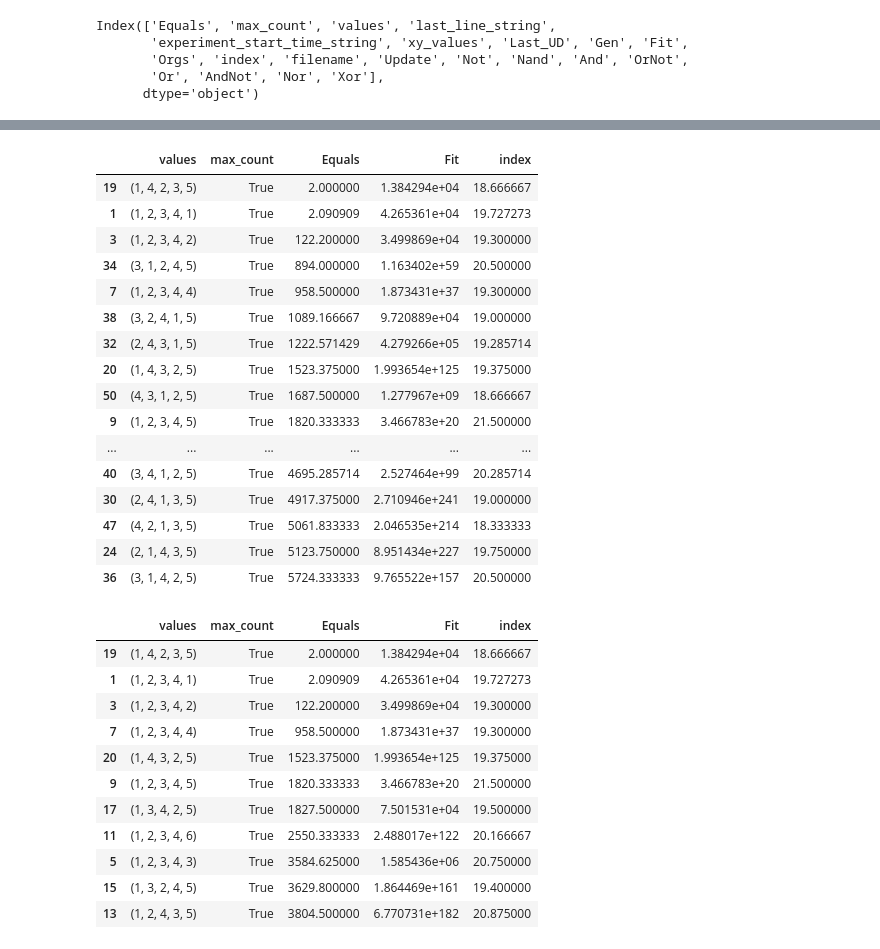
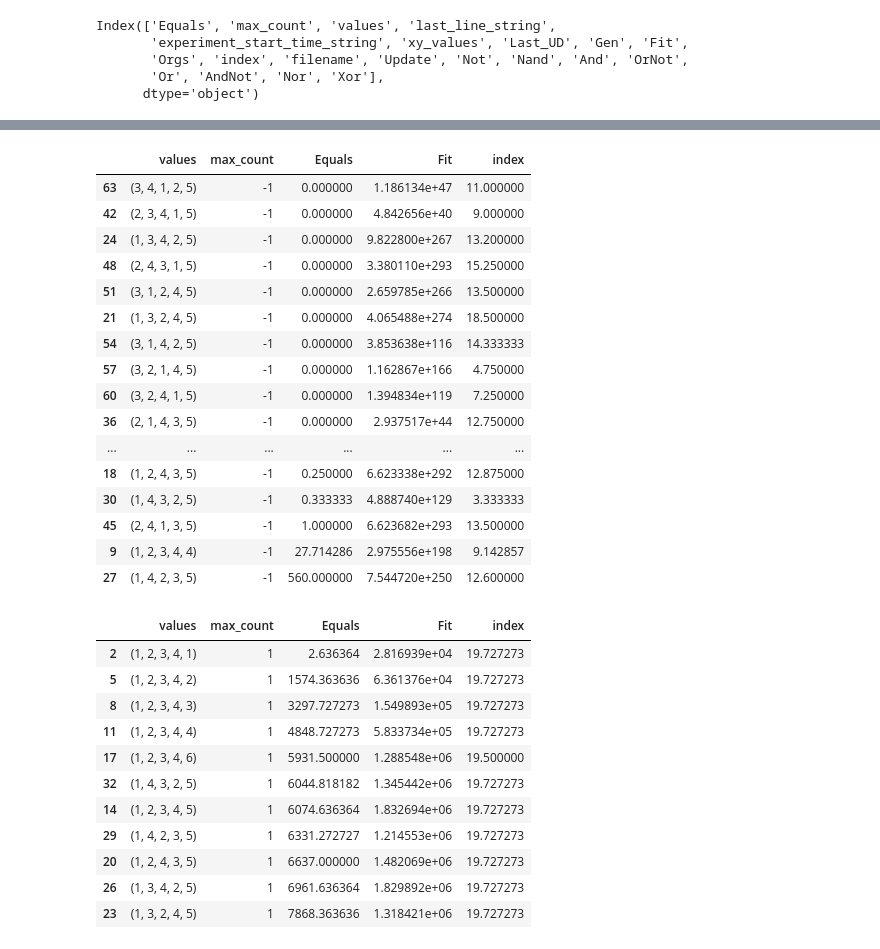
Before and after one commit to alzh9000/avida, a Jupyter notebook: cbuild_changed/work/results_plots_3.ipynb, the cells around one changed output, grey strips where cells are left out. Cells and saved outputs as stored; diff of their text form; code cells hidden in the pictures.

```diff
--- a/cbuild_changed/work/results_plots_3.ipynb
+++ b/cbuild_changed/work/results_plots_3.ipynb
@@ -85,13 +85,14 @@ for filename in os.listdir(dir_path):
                 raise Exception("No match found for pattern in file name: {}".format(filename))
             index = int(match.group(1))
             max_count = match.group(2)
-            if max_count == '-1':
-                max_count = False
-            elif max_count == '0':
-                max_count = True
+            if max_count == 'False':
+                max_count = -1
+            elif max_count == 'True':
+                max_count = 0
             else:
-                continue
-            # max_count = match.group(2) == 'True'
+                max_count = int(match.group(2))
+                # continue
+
             values = tuple(int(i) for i in match.group(3).strip('[]').split(', '))
             experiment_start_time_string = match.group(4) + "_" + match.group(5)
             xy_values = tuple(int(i) for i in match.group(6).strip('[]').split(', '))
@@ -141,7 +142,8 @@ for filename in os.listdir(dir_path):
                 # Append the data to the list
                 data_list.append(EQU_dict)
             else:
-                raise Exception("Last line does not start with UD: {}".format(filename))
+                print("Last line does not start with UD: {}".format(filename))
+                continue
 
 # Create the DataFrame from the data list
 df = pd.DataFrame(data_list)
@@ -167,14 +170,14 @@ import pandas as pd
 import pickle
 
 # Pickle the dataframe to a file
-with open('229r/results/all1_copy_fitness_and_counts_df.pickle', 'wb') as f:
+with open('229r/results/all1_rp3_fitness_and_counts_df.pickle', 'wb') as f:
     pickle.dump(df, f)
 # %%
 import pandas as pd
 import pickle
 
 # Load the pickled dataframe from the file
-with open('229r/results/all1_copy_fitness_and_counts_df.pickle', 'rb') as f:
+with open('229r/results/all1_rp3_fitness_and_counts_df.pickle', 'rb') as f:
     df = pickle.load(f)
 
 # Print the dataframe
@@ -418,38 +456,38 @@ gdf[gdf["max_count"] == False]
 # %%
-gdf[gdf["max_count"] == True]
+gdf[gdf["max_count"] == -1]
 # %% [output]
 |  | values | max_count | Equals | Fit | index |
-| 19 | (1, 4, 2, 3, 5) | True | 2.000000 | 1.384294e+04 | 18.666667 |
-| 1 | (1, 2, 3, 4, 1) | True | 2.090909 | 4.265361e+04 | 19.727273 |
-| 3 | (1, 2, 3, 4, 2) | True | 122.200000 | 3.499869e+04 | 19.300000 |
-| 34 | (3, 1, 2, 4, 5) | True | 894.000000 | 1.163402e+59 | 20.500000 |
-| 7 | (1, 2, 3, 4, 4) | True | 958.500000 | 1.873431e+37 | 19.300000 |
-| 38 | (3, 2, 4, 1, 5) | True | 1089.166667 | 9.720889e+04 | 19.000000 |
-| 32 | (2, 4, 3, 1, 5) | True | 1222.571429 | 4.279266e+05 | 19.285714 |
-| 20 | (1, 4, 3, 2, 5) | True | 1523.375000 | 1.993654e+125 | 19.375000 |
-| 50 | (4, 3, 1, 2, 5) | True | 1687.500000 | 1.277967e+09 | 18.666667 |
-| 9 | (1, 2, 3, 4, 5) | True | 1820.333333 | 3.466783e+20 | 21.500000 |
+| 63 | (3, 4, 1, 2, 5) | -1 | 0.000000 | 1.186134e+47 | 11.000000 |
+| 42 | (2, 3, 4, 1, 5) | -1 | 0.000000 | 4.842656e+40 | 9.000000 |
+| 24 | (1, 3, 4, 2, 5) | -1 | 0.000000 | 9.822800e+267 | 13.200000 |
+| 48 | (2, 4, 3, 1, 5) | -1 | 0.000000 | 3.380110e+293 | 15.250000 |
+| 51 | (3, 1, 2, 4, 5) | -1 | 0.000000 | 2.659785e+266 | 13.500000 |
+| 21 | (1, 3, 2, 4, 5) | -1 | 0.000000 | 4.065488e+274 | 18.500000 |
+| 54 | (3, 1, 4, 2, 5) | -1 | 0.000000 | 3.853638e+116 | 14.333333 |
+| 57 | (3, 2, 1, 4, 5) | -1 | 0.000000 | 1.162867e+166 | 4.750000 |
+| 60 | (3, 2, 4, 1, 5) | -1 | 0.000000 | 1.394834e+119 | 7.250000 |
+| 36 | (2, 1, 4, 3, 5) | -1 | 0.000000 | 2.937517e+44 | 12.750000 |
 | ... | ... | ... | ... | ... | ... |
-| 40 | (3, 4, 1, 2, 5) | True | 4695.285714 | 2.527464e+99 | 20.285714 |
-| 30 | (2, 4, 1, 3, 5) | True | 4917.375000 | 2.710946e+241 | 19.000000 |
-| 47 | (4, 2, 1, 3, 5) | True | 5061.833333 | 2.046535e+214 | 18.333333 |
-| 24 | (2, 1, 4, 3, 5) | True | 5123.750000 | 8.951434e+227 | 19.750000 |
-| 36 | (3, 1, 4, 2, 5) | True | 5724.333333 | 9.765522e+157 | 20.500000 |
+| 18 | (1, 2, 4, 3, 5) | -1 | 0.250000 | 6.623338e+292 | 12.875000 |
+| 30 | (1, 4, 3, 2, 5) | -1 | 0.333333 | 4.888740e+129 | 3.333333 |
+| 45 | (2, 4, 1, 3, 5) | -1 | 1.000000 | 6.623682e+293 | 13.500000 |
+| 9 | (1, 2, 3, 4, 4) | -1 | 27.714286 | 2.975556e+198 | 9.142857 |
+| 27 | (1, 4, 2, 3, 5) | -1 | 560.000000 | 7.544720e+250 | 12.600000 |
 # %%
 gdf[(gdf["max_count"] == True) & (gdf['values'].apply(lambda tup: tup[0] == 1))]
 # %% [output]
 |  | values | max_count | Equals | Fit | index |
-| 19 | (1, 4, 2, 3, 5) | True | 2.000000 | 1.384294e+04 | 18.666667 |
-| 1 | (1, 2, 3, 4, 1) | True | 2.090909 | 4.265361e+04 | 19.727273 |
-| 3 | (1, 2, 3, 4, 2) | True | 122.200000 | 3.499869e+04 | 19.300000 |
-| 7 | (1, 2, 3, 4, 4) | True | 958.500000 | 1.873431e+37 | 19.300000 |
-| 20 | (1, 4, 3, 2, 5) | True | 1523.375000 | 1.993654e+125 | 19.375000 |
-| 9 | (1, 2, 3, 4, 5) | True | 1820.333333 | 3.466783e+20 | 21.500000 |
-| 17 | (1, 3, 4, 2, 5) | True | 1827.500000 | 7.501531e+04 | 19.500000 |
-| 11 | (1, 2, 3, 4, 6) | True | 2550.333333 | 2.488017e+122 | 20.166667 |
-| 5 | (1, 2, 3, 4, 3) | True | 3584.625000 | 1.585436e+06 | 20.750000 |
-| 15 | (1, 3, 2, 4, 5) | True | 3629.800000 | 1.864469e+161 | 19.400000 |
-| 13 | (1, 2, 4, 3, 5) | True | 3804.500000 | 6.770731e+182 | 20.875000 |
+| 2 | (1, 2, 3, 4, 1) | 1 | 2.636364 | 2.816939e+04 | 19.727273 |
+| 5 | (1, 2, 3, 4, 2) | 1 | 1574.363636 | 6.361376e+04 | 19.727273 |
+| 8 | (1, 2, 3, 4, 3) | 1 | 3297.727273 | 1.549893e+05 | 19.727273 |
+| 11 | (1, 2, 3, 4, 4) | 1 | 4848.727273 | 5.833734e+05 | 19.727273 |
+| 17 | (1, 2, 3, 4, 6) | 1 | 5931.500000 | 1.288548e+06 | 19.500000 |
+| 32 | (1, 4, 3, 2, 5) | 1 | 6044.818182 | 1.345442e+06 | 19.727273 |
+| 14 | (1, 2, 3, 4, 5) | 1 | 6074.636364 | 1.832694e+06 | 19.727273 |
+| 29 | (1, 4, 2, 3, 5) | 1 | 6331.272727 | 1.214553e+06 | 19.727273 |
+| 20 | (1, 2, 4, 3, 5) | 1 | 6637.000000 | 1.482069e+06 | 19.727273 |
+| 26 | (1, 3, 4, 2, 5) | 1 | 6961.636364 | 1.829892e+06 | 19.727273 |
+| 23 | (1, 3, 2, 4, 5) | 1 | 7868.363636 | 1.318421e+06 | 19.727273 |
 # %%
 gdf[(gdf["max_count"] == True) & (gdf['values'].apply(lambda tup: tup[0] == 4))]
 # %% [output]
```
Also changed, not shown: parts of 19 cells of this notebook, 6 other files.
